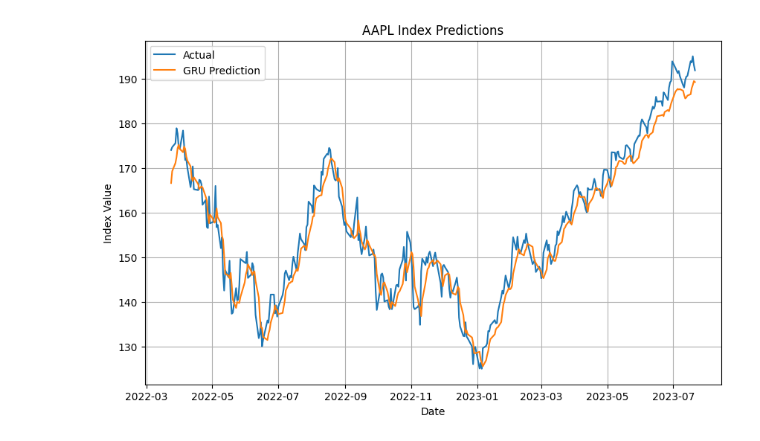
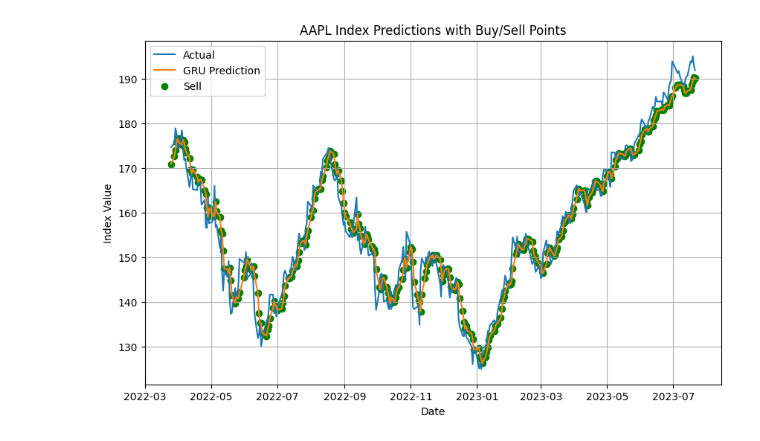
Before and after one commit to seigo07/RNN_Stock_Price_Prediction, a Jupyter notebook: src/gru.ipynb, the cells around one changed output. Drawn from its saved outputs; the diff is of its cells as text; code cells hidden in the pictures.

```diff
--- a/src/gru.ipynb
+++ b/src/gru.ipynb
@@ -88,53 +88,52 @@ print(f"R2: {gru_r2}")
 print(f"MAPE: {gru_mape:.2f}%")
 print(f"Theil U statistic : {gru_theil_u:.2f}")
 
-
-# Decide whether to buy or sell the stock based on predicted price movements
-def decide_action(predictions):
-    actions = []
-    for i in range(len(predictions) - 1):
-        if predictions[i + 1] > predictions[i]:
-            actions.append('buy')
-        else:
-            actions.append('sell')
-    return actions
+gru_predictions_list = gru_predictions.flatten().tolist()
 
 
-gru_predictions_list = gru_predictions.flatten().tolist()
-actions = decide_action(gru_predictions_list)
+# Function to get price direction (rise or fall) from predictions
+def get_price_direction(predictions):
+    price_direction = np.zeros_like(predictions)
+    price_direction[1:] = np.sign(predictions[1:] - predictions[:-1])
+    return price_direction
 
 
-# Function to calculate profit or loss
-def calculate_profit_loss(actions, test_data, data, sequence_length):
-    capital = 10000  # Starting capital
-    stock_units = 0
-    stock_price = 0
-    for i in range(len(actions)):
-        if actions[i] == 'buy':
-            stock_units = capital // data[train_size + sequence_length + i]
-            stock_price = data[train_size + sequence_length + i]
-            capital -= stock_units * stock_price
-        elif actions[i] == 'sell':
-            if stock_units > 0:
-                capital += stock_units * data[train_size + sequence_length + i]
-                stock_units = 0
-    if stock_units > 0:
-        capital += stock_units * data[train_size + sequence_length - 1]  # Sell remaining stocks at the last price
-    return capital
+# Get price direction from GRU predictions
+gru_price_direction = get_price_direction(gru_predictions)
 
+# Initialize variables for the trading strategy
+initial_balance = 1000  # Initial balance (USD)
+balance = initial_balance
+stocks = 0
+N = len(gru_price_direction)
 
-N_time_steps = len(actions)
-profit_loss = calculate_profit_loss(actions, test_data, data, sequence_length)
-profit_loss = float(profit_loss)
-print(f"Profit/Loss after {N_time_steps} time steps: ${profit_loss:.2f}")
+# Implement the trading strategy
+for i in range(N):
+    if gru_price_direction[i] == 1:  # Predicted price will rise
+        stocks_to_buy = int(balance / dataset['Close'][i + train_size])
+        stocks += stocks_to_buy
+        balance -= stocks_to_buy * dataset['Close'][i + train_size]
+    elif gru_price_direction[i] == -1:  # Predicted price will fall
+        balance += stocks * dataset['Close'][i + train_size]
+        stocks = 0
 
-# Plot the predictions
+# Calculate profit or loss
+final_balance = balance + stocks * dataset['Close'][-1]
+profit_or_loss = final_balance - initial_balance
+
+print(f"Initial Balance: ${initial_balance}")
+print(f"Final Balance: ${final_balance:.2f}")
+print(f"Profit or Loss: ${profit_or_loss:.2f}")
+
+# Plot the predictions with buy/sell points
 plt.figure(figsize=(10, 6))
 plt.plot(dataset.index[train_size + sequence_length:], data[train_size + sequence_length:], label='Actual')
 plt.plot(dataset.index[train_size + sequence_length:], gru_predictions_list, label='GRU Prediction')
+plt.scatter(dataset.index[train_size + sequence_length:], gru_predictions_list, marker='o', color='g',
+            label='Buy' if gru_predictions_list[-1] == 1 else 'Sell')
 plt.xlabel('Date')
 plt.ylabel('Index Value')
-plt.title(f'{ticker} Index Predictions')
+plt.title(f'{ticker} Index Predictions with Buy/Sell Points')
 plt.legend()
 plt.grid(True)
 plt.show()
@@ -150 +151 @@ Profit/Loss after 332 time steps: $78.01
-[figure, old version]
+[figure, new version]
```
Also changed, not shown: parts of 1 cell of this notebook, 2 other files.
